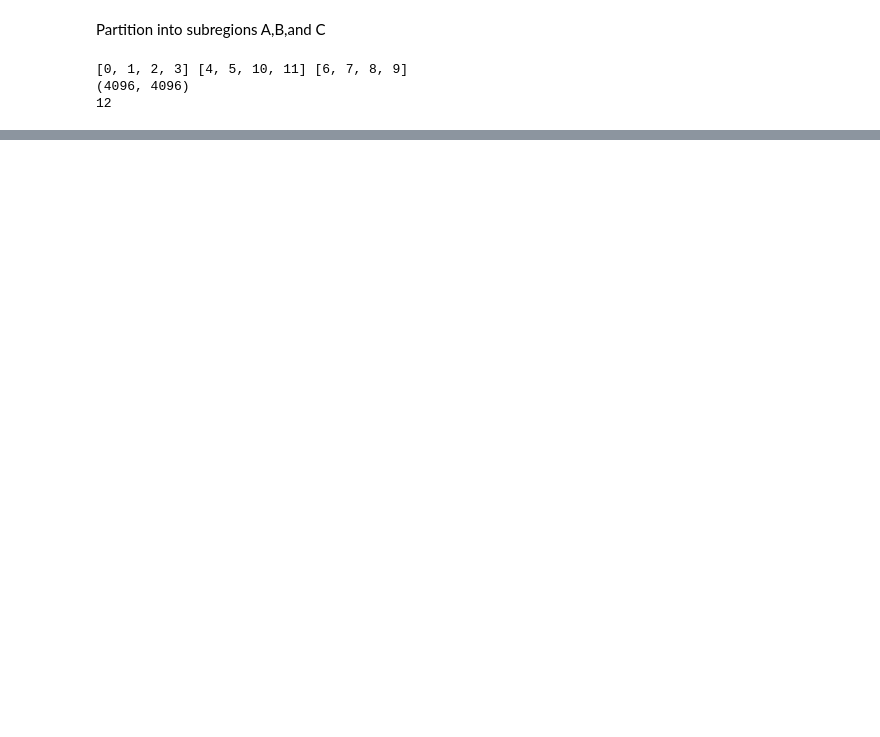
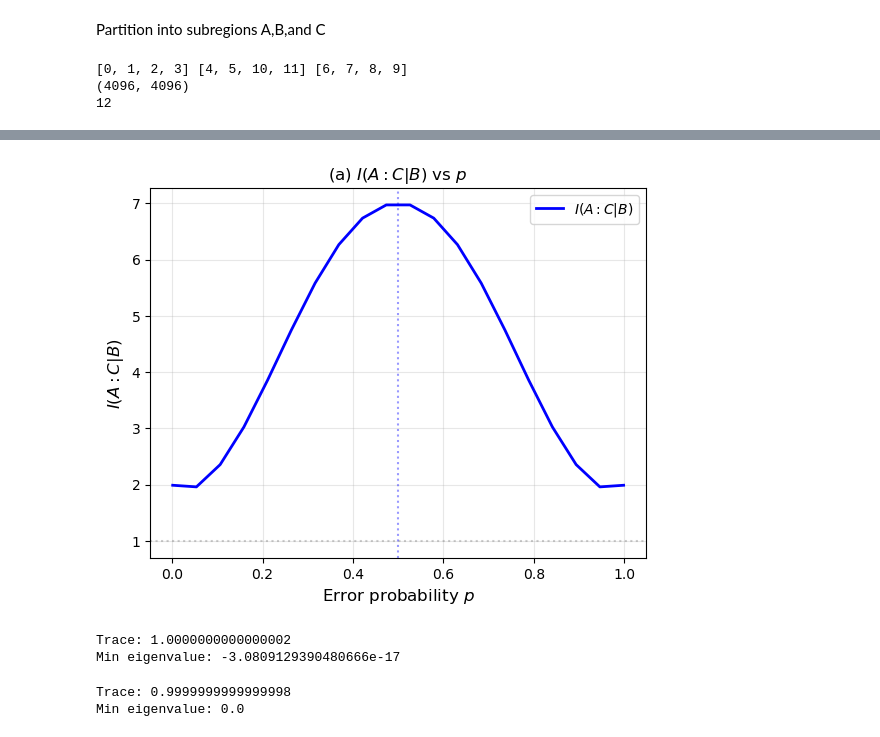
Before and after one commit to HannaKarwowska/PSI-Essay, a Jupyter notebook: CMI_with_S.ipynb, the cells around one changed output, grey strips where cells are left out. Saved outputs shown, nothing was run; the diff lists cells and outputs as text; code cells hidden in the pictures; blank space fills up the shorter version.

```diff
--- a/CMI_with_S.ipynb
+++ b/CMI_with_S.ipynb
@@ -173,7 +173,7 @@ def noise_channel(rho_0, p, N):
     rho_0 - initial density matrix
     """
     rho = rho_0
-    for i in range(len(N)):
+    for i in range(N):
         rho = bit_flip_channel(rho, p, i, N)
     return rho
 # %%
@@ -292,15 +278,20 @@ B = [4,5,10,11]
 C = [6,7,8,9]
 # %%
 def CMI(p,rho_0, A, B, C, N):
-    dims = [2] * N
 
-    rho =
+
+    rho = noise_channel(rho_0, p, N)
 
     S_AB = von_neumann_entropy(partial_trace(rho, A + B, N), base=2)
+    print(f'S_AB={S_AB}')
     S_BC = von_neumann_entropy(partial_trace(rho, B + C, N), base=2)
+    print(f'S_BC={S_BC}')
     S_B  = von_neumann_entropy(partial_trace(rho, B, N), base=2)
+    print(f'S_B={S_B}')
+    S_ABC = von_neumann_entropy(rho, base=2)
+    print(f'S_ABC={S_ABC}')
 
-    S_ABC = von_neumann_entropy(rho, base=2)
+    print(f'CMI={S_AB + S_BC - S_B - S_ABC}')
 
     return S_AB + S_BC - S_B - S_ABC
 # %%
@@ -321,0 +318,8 @@ print(cmi_test)
+# %%
+#Array of different noise rates
+
+p_array = np.linspace(0.001,0.999,20)
+cmi_array = np.zeros(len(p_array))
+
+for i in range(len(p_array)):
+    cmi_array[i] = CMI(p_array[i],rho_GHZ,A=A,B=B,C=C,N=N)
@@ -321,0 +344,34 @@ print(cmi_test)
+# %%
+fig, ax = plt.subplots()
+
+ax.plot(p_array, cmi_array, 'b-', lw=2, label=r'$I(A{:}C|B)$')
+#ax.plot(p_values, mi_AC_values, 'r--', lw=1.5, alpha=0.7, label=r'$I(A{:}C)$')
+ax.axhline(1.0, color='gray', ls=':', alpha=0.4)
+ax.axvline(0.5, color='blue', ls=':', alpha=0.4)
+ax.set_xlabel(r'Error probability $p$', fontsize=12)
+ax.set_ylabel(r'$I(A{:}C|B)$ ', fontsize=12)
+ax.set_title(r'(a) $I(A{:}C|B)$ vs $p$', fontsize=12)
+ax.legend(fontsize=10)
+ax.grid(True, alpha=0.3)
+ax.annotate(r'$p_c = 0.5$', xy=(0.5, 0.05), fontsize=10, color='blue',
+            ha='center', va='bottom')
+
+plt.show()
+# %% [output]
+[figure, added]
+# %%
+#check
+
+rho_test = noise_channel(rho_GHZ, p_test, N)
+
+print("Trace:", np.trace(rho_test))
+print("Min eigenvalue:", np.min(np.linalg.eigvalsh(rho_test)))
+# %% [output]
+Trace: 1.0000000000000002
+Min eigenvalue: -3.0809129390480666e-17
+# %%
+print("Trace:", np.trace(rho_GHZ))
+print("Min eigenvalue:", np.min(np.linalg.eigvalsh(rho_GHZ)))
+# %% [output]
+Trace: 0.9999999999999998
+Min eigenvalue: 0.0
```
Also changed, not shown: parts of 8 cells of this notebook.
